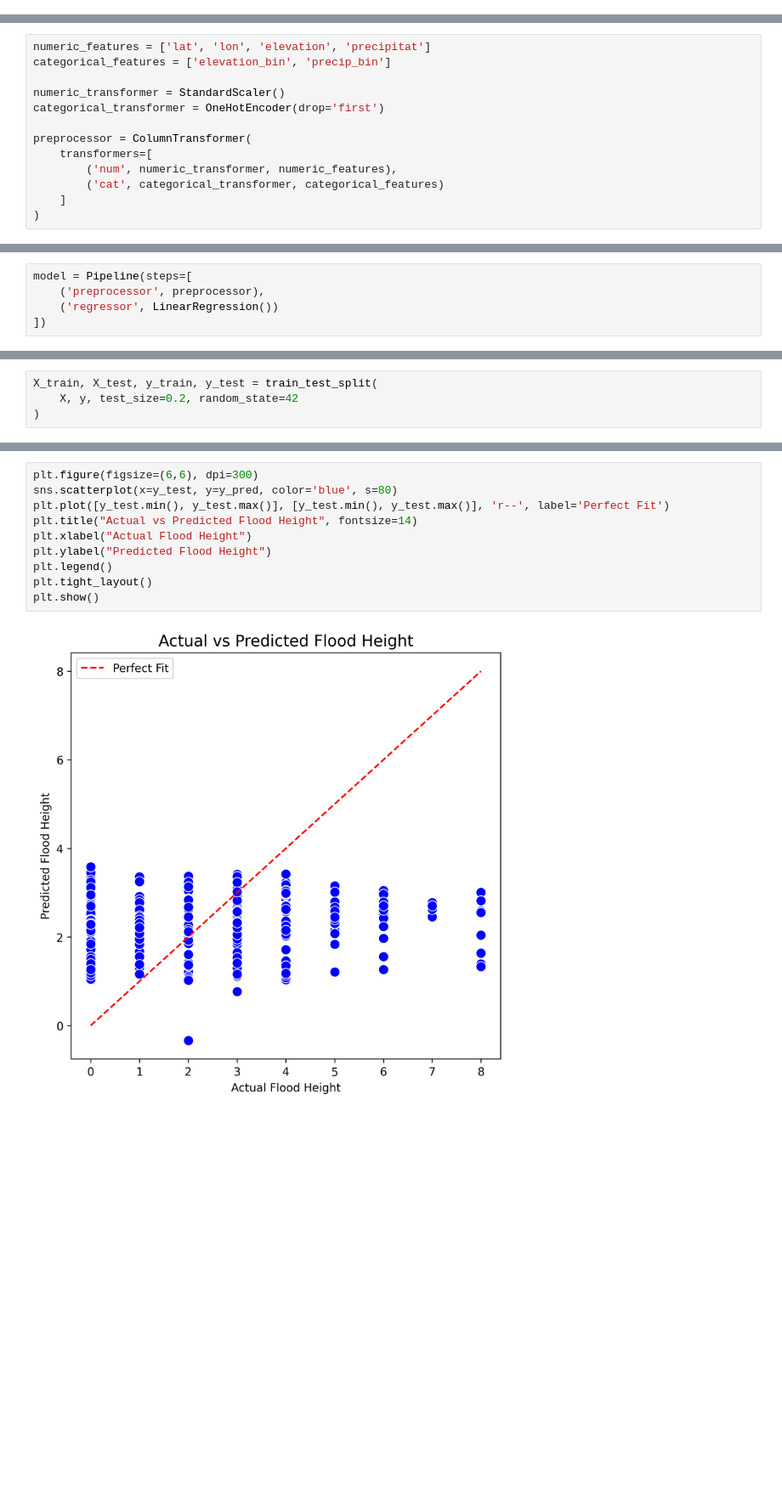
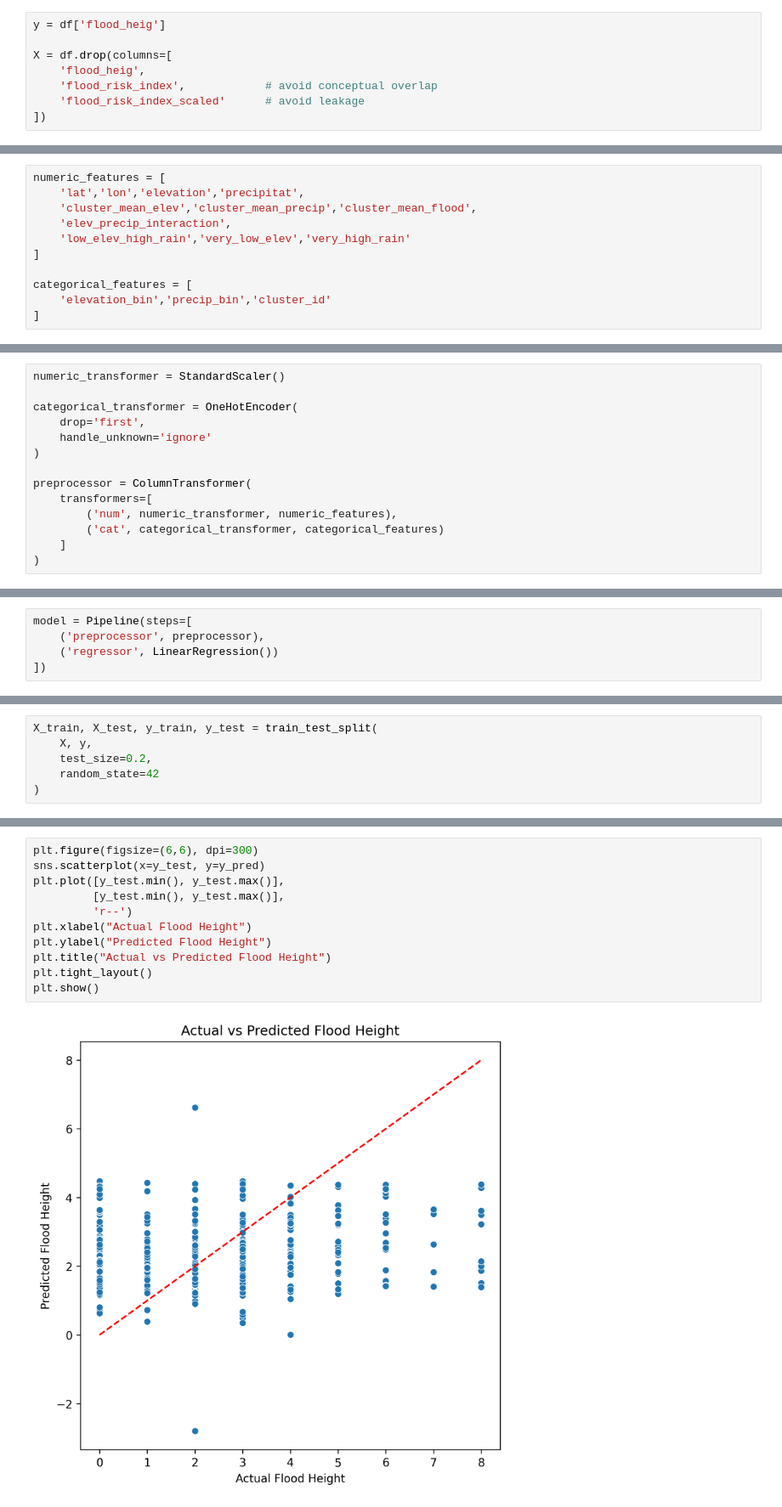
Before and after one commit to clemweb3/Metro-Manila-Flood-Insights, a Jupyter notebook: Notebooks/03_Modelling_Pipeline.ipynb, the cells around one changed output, grey strips where cells are left out. Shown at 85% size. Saved outputs shown, nothing was run; the diff lists cells and outputs as text; blank space fills up the shorter version.

```diff
--- a/Notebooks/03_Modelling_Pipeline.ipynb
+++ b/Notebooks/03_Modelling_Pipeline.ipynb
@@ -35,0 +40,8 @@ X = df.drop(columns=['flood_heig'])
+# %%
+y = df['flood_heig']
+
+X = df.drop(columns=[
+    'flood_heig',
+    'flood_risk_index',            # avoid conceptual overlap
+    'flood_risk_index_scaled'      # avoid leakage
+])
@@ -35,0 +50,11 @@ X = df.drop(columns=['flood_heig'])
+# %%
+numeric_features = [
+    'lat','lon','elevation','precipitat',
+    'cluster_mean_elev','cluster_mean_precip','cluster_mean_flood',
+    'elev_precip_interaction',
+    'low_elev_high_rain','very_low_elev','very_high_rain'
+]
+
+categorical_features = [
+    'elevation_bin','precip_bin','cluster_id'
+]
@@ -36,9 +63,10 @@ X = df.drop(columns=['flood_heig'])
 # %%
-numeric_features = ['lat', 'lon', 'elevation', 'precipitat']
-categorical_features = ['elevation_bin', 'precip_bin']
+numeric_transformer = StandardScaler()
 
-numeric_transformer = StandardScaler()
-categorical_transformer = OneHotEncoder(drop='first')
+categorical_transformer = OneHotEncoder(
+    drop='first',
+    handle_unknown='ignore'
+)
 
 preprocessor = ColumnTransformer(
     transformers=[
@@ -62,4 +84,6 @@ We combine preprocessing and modeling into one pipeline. This ensures that every
 # %%
 X_train, X_test, y_train, y_test = train_test_split(
-    X, y, test_size=0.2, random_state=42
+    X, y,
+    test_size=0.2,
+    random_state=42
 )
@@ -120,12 +139,13 @@ We provide a quick comparison of actual vs predicted values. This helps stakehol
 # %%
 plt.figure(figsize=(6,6), dpi=300)
-sns.scatterplot(x=y_test, y=y_pred, color='blue', s=80)
-plt.plot([y_test.min(), y_test.max()], [y_test.min(), y_test.max()], 'r--', label='Perfect Fit')
-plt.title("Actual vs Predicted Flood Height", fontsize=14)
+sns.scatterplot(x=y_test, y=y_pred)
+plt.plot([y_test.min(), y_test.max()],
+         [y_test.min(), y_test.max()],
+         'r--')
 plt.xlabel("Actual Flood Height")
 plt.ylabel("Predicted Flood Height")
-plt.legend()
+plt.title("Actual vs Predicted Flood Height")
 plt.tight_layout()
 plt.show()
 # %% [output]
-[figure, old version]
+[figure, new version]
```
Also changed, not shown: parts of 23 cells of this notebook.
